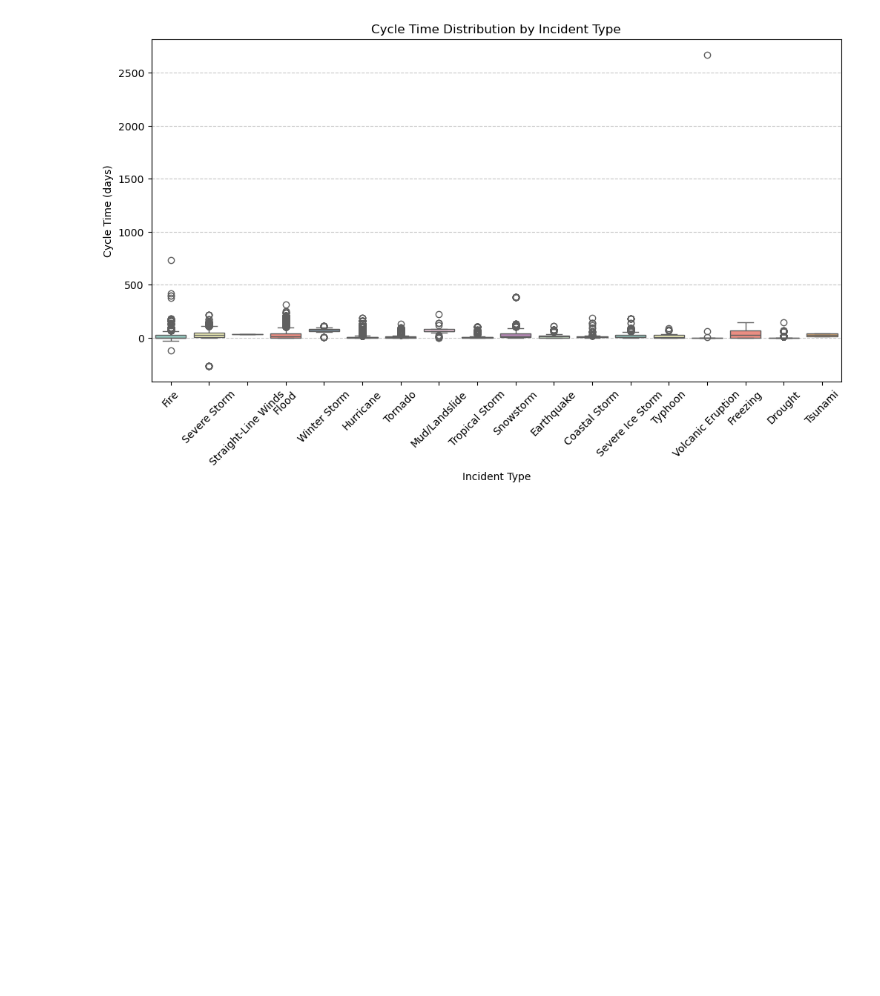
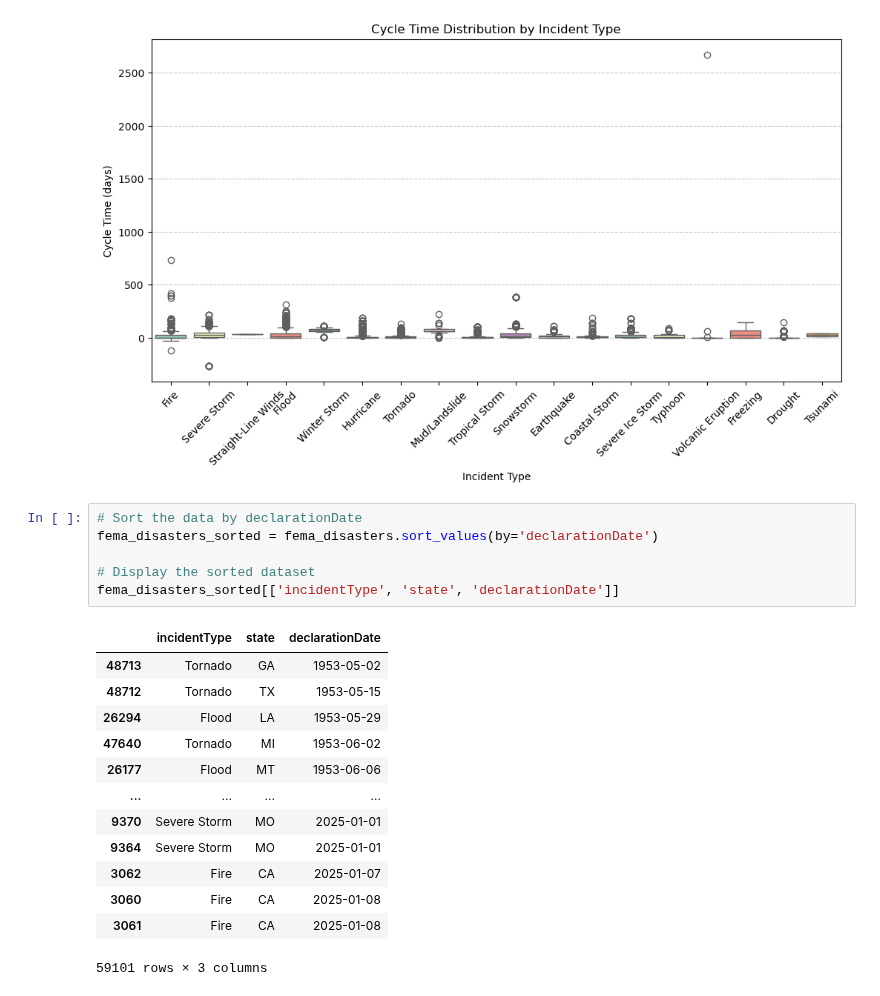
Before and after one commit to Neelka96/HavocMapper, a Jupyter notebook: data_pipeline.ipynb, the cells around one changed output. Drawn from its saved outputs; the diff is of its cells as text; blank space fills up the shorter version.

```diff
--- a/data_pipeline.ipynb
+++ b/data_pipeline.ipynb
@@ -719,3 +862,23 @@ Passing `palette` without assigning `hue` is deprecated and will be removed in v
 
   sns.boxplot(x='incidentType', y='cycle_time', data=fema_disasters, palette='Set3')
 [figure]
+# %%
+# Sort the data by declarationDate
+fema_disasters_sorted = fema_disasters.sort_values(by='declarationDate')
+
+# Display the sorted dataset
+fema_disasters_sorted[['incidentType', 'state', 'declarationDate']]
+# %% [output]
+|  | incidentType | state | declarationDate |
+| 48713 | Tornado | GA | 1953-05-02 |
+| 48712 | Tornado | TX | 1953-05-15 |
+| 26294 | Flood | LA | 1953-05-29 |
+| 47640 | Tornado | MI | 1953-06-02 |
+| 26177 | Flood | MT | 1953-06-06 |
+| ... | ... | ... | ... |
+| 9370 | Severe Storm | MO | 2025-01-01 |
+| 9364 | Severe Storm | MO | 2025-01-01 |
+| 3062 | Fire | CA | 2025-01-07 |
+| 3060 | Fire | CA | 2025-01-08 |
+| 3061 | Fire | CA | 2025-01-08 |
+59101 rows × 3 columns
```
Also changed, not shown: parts of 11 cells of this notebook.
